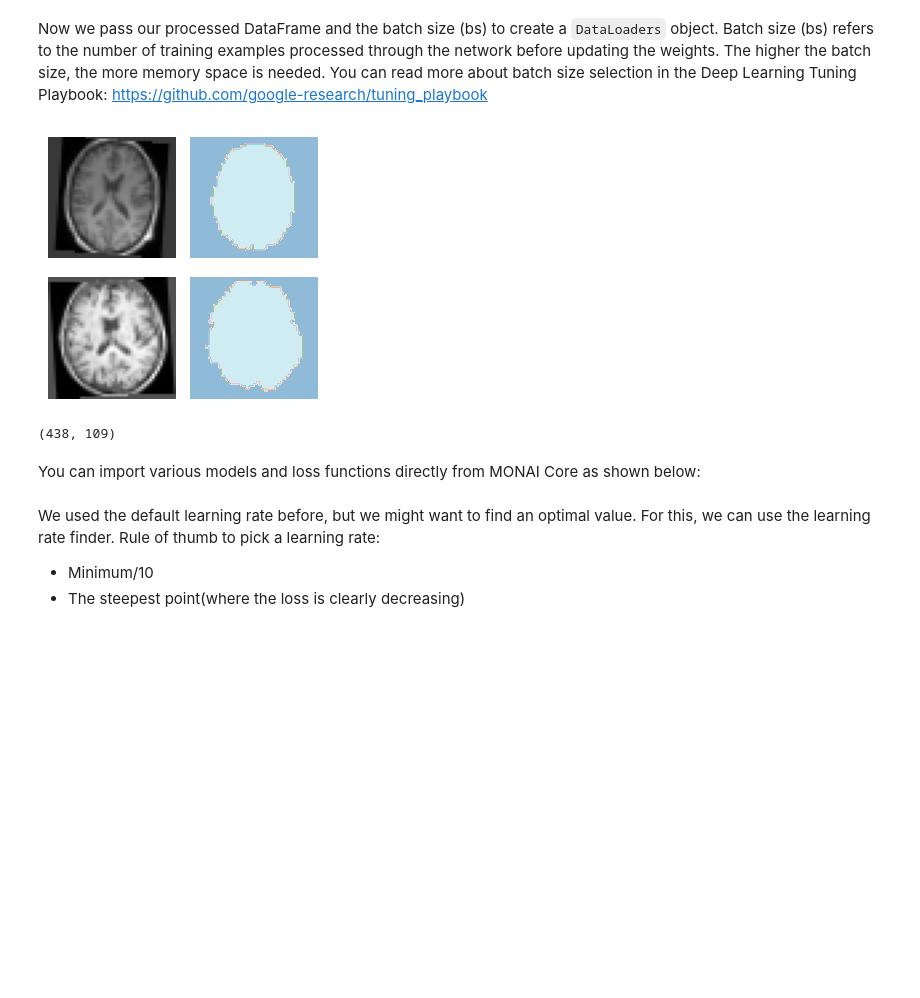
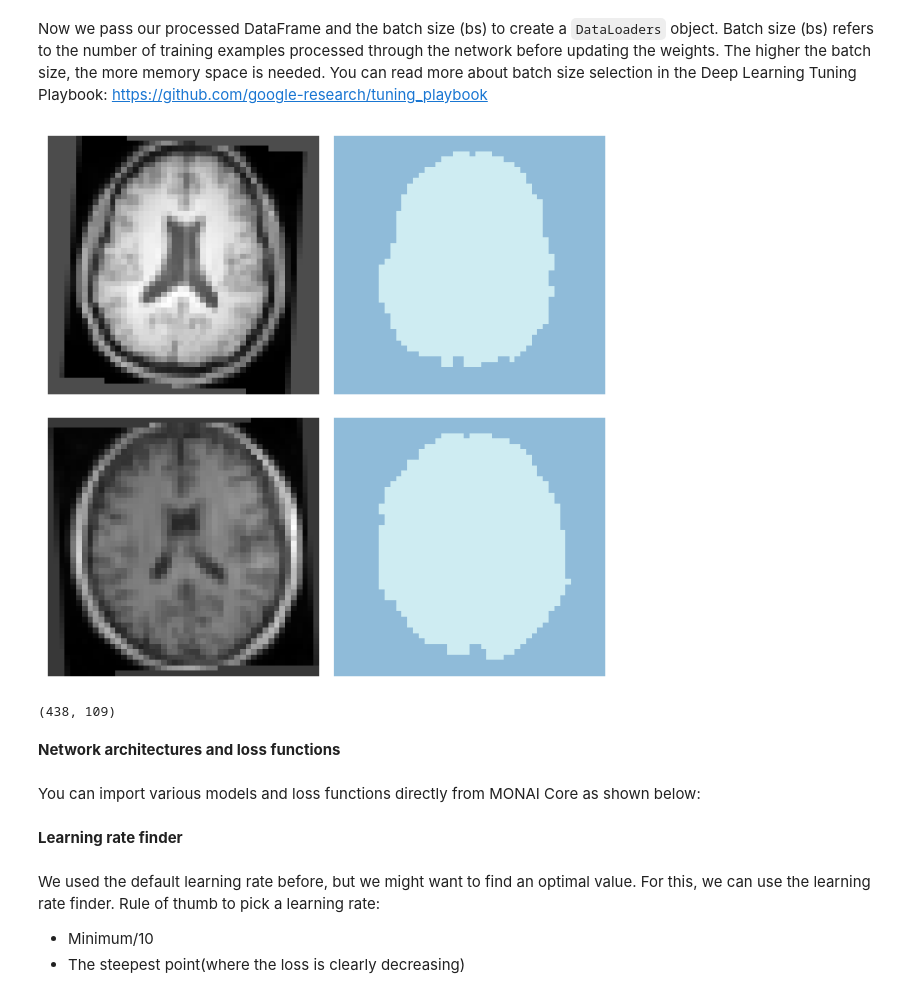
Before and after one commit to MMIV-ML/fastMONAI, a Jupyter notebook: paper/paper.ipynb, the cells around one changed output. Saved outputs shown, nothing was run; the diff lists cells and outputs as text; code cells hidden in the pictures; blank space fills up the shorter version.

```diff
--- a/paper/paper.ipynb
+++ b/paper/paper.ipynb
@@ -207,7 +214,7 @@ df.head(1)
 # %% [markdown]
 `MedDataset` is a class to extract and present information about your dataset.
 # %%
-med_dataset = MedDataset(path=STUDY_DIR/'image', reorder=True, max_workers=12)
+med_dataset = MedDataset(path=STUDY_DIR/'image', reorder=True, max_workers=6)
 # %%
 data_info_df = med_dataset.summary()
 # %%
@@ -255,13 +266,15 @@ Batch size (bs) refers to the number of training examples processed through the
 # %%
 dls = dblock.dataloaders(df, bs=8)
 # %%
-dls.show_batch(max_n=2, anatomical_plane=2, figsize=(3,3))
+dls.show_batch(max_n=2, anatomical_plane=2)
 # %% [output]
-[figure, old version]
+[figure, new version]
 # %%
 len(dls.train_ds.items), len(dls.valid_ds.items)
 # %% [output]
 (438, 109)
+# %% [markdown]
+<b> Network architectures and loss functions </b>
 # %% [markdown]
 You can import various models and loss functions directly from MONAI Core as shown below:
 # %%
@@ -275,6 +288,8 @@ loss_func = CustomLoss(loss_func=DiceFocalLoss(sigmoid=True))
 # %%
 learn = Learner(dls, model, loss_func=loss_func, opt_func=ranger, metrics=[binary_dice_score, binary_hausdorff_distance])
 # learn.summary() #Summary of the learner, including total number of trainable parameters.
+# %% [markdown]
+<b> Learning rate finder </b>
 # %% [markdown]
 We used the default learning rate before, but we might want to find an optimal value. For this, we can use the learning rate finder.
 Rule of thumb to pick a learning rate:
```
Also changed, not shown: parts of 41 cells of this notebook, 15 other files.
